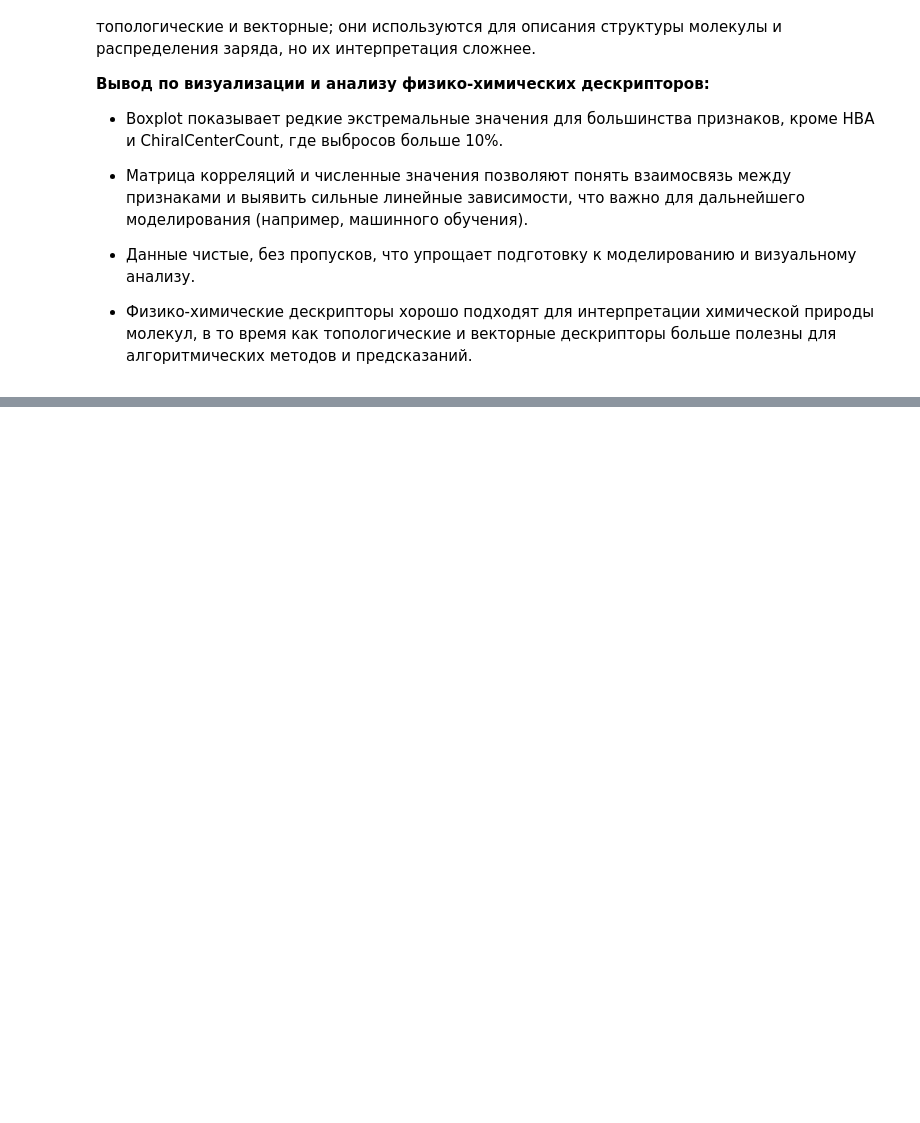
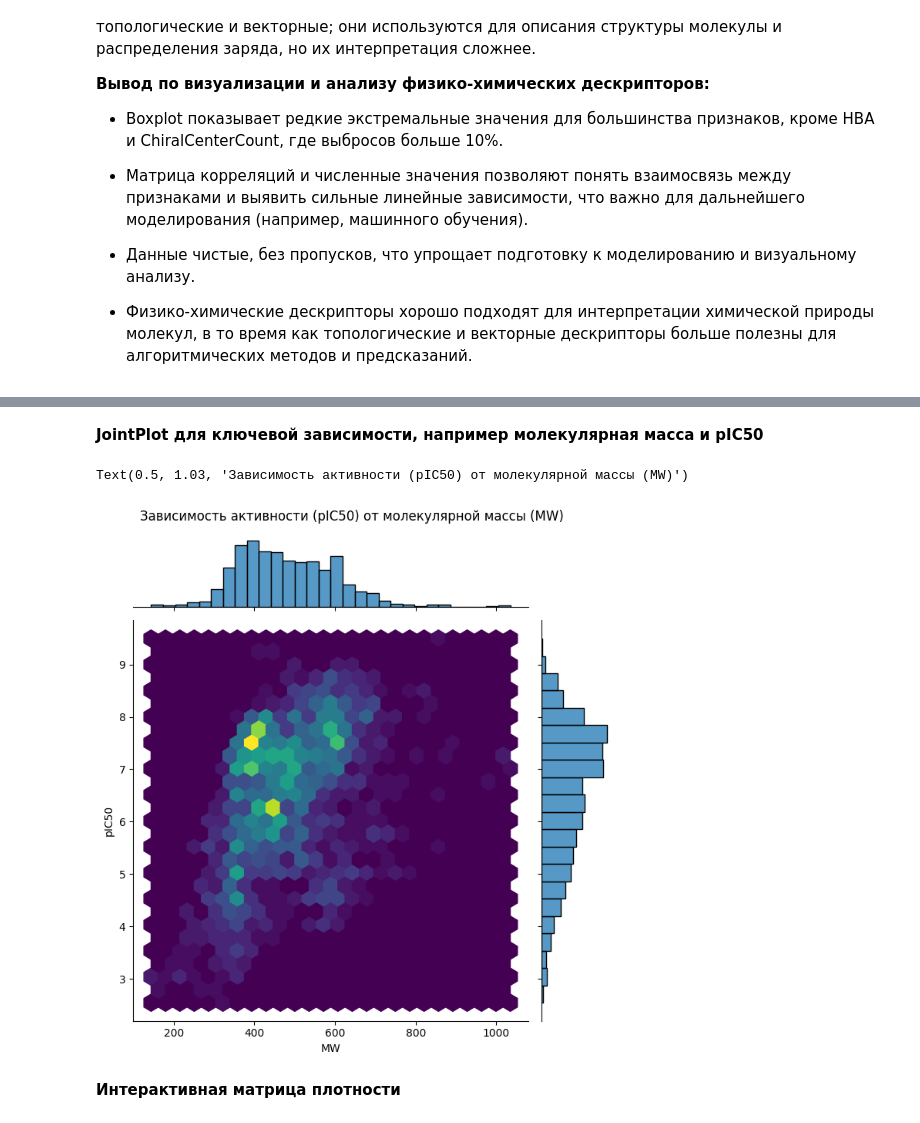
Before and after one commit to KurbanovDavid777/data-engineering, a Jupyter notebook: notebooks/EDA.ipynb, the cells around one changed output, grey strips where cells are left out. Drawn from its saved outputs; the diff is of its cells as text; code cells hidden in the pictures; blank space fills up the shorter version.

```diff
--- a/notebooks/EDA.ipynb
+++ b/notebooks/EDA.ipynb
@@ -331,0 +369,17 @@ HBA, ChiralCenterCount, aasN_Key, dO_Key, ddssS_Key, PEOE5 и другие.
+# %% [markdown]
+**JointPlot для ключевой зависимости, например молекулярная масса и pIC50**
+# %%
+sns.jointplot(
+    data,
+    x="MW",
+    y="pIC50",
+    kind="hex",
+    cmap="viridis",
+    height=7
+)
+plt.suptitle("Зависимость активности (pIC50) от молекулярной массы (MW)", y=1.03)
+# %% [output]
+Text(0.5, 1.03, 'Зависимость активности (pIC50) от молекулярной массы (MW)')
+[figure, added]
+# %% [markdown]
+**Интерактивная матрица плотности**
```
Also changed, not shown: parts of 10 cells of this notebook.
